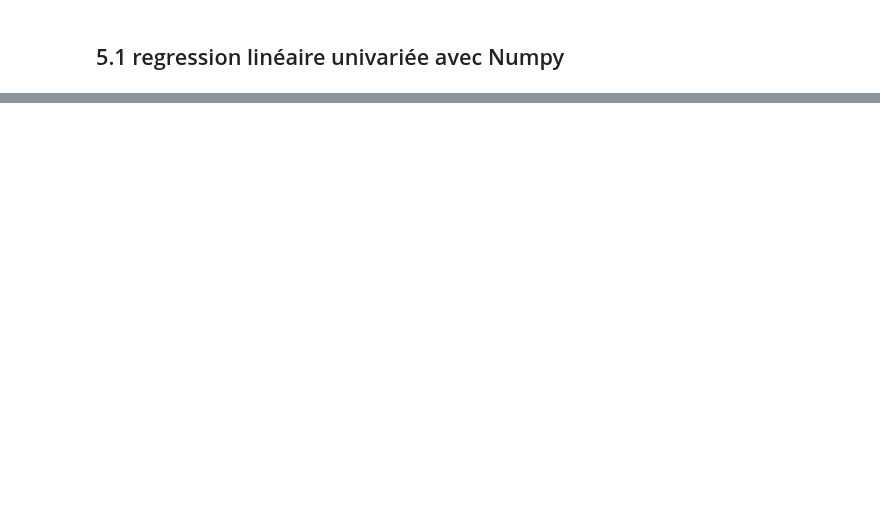
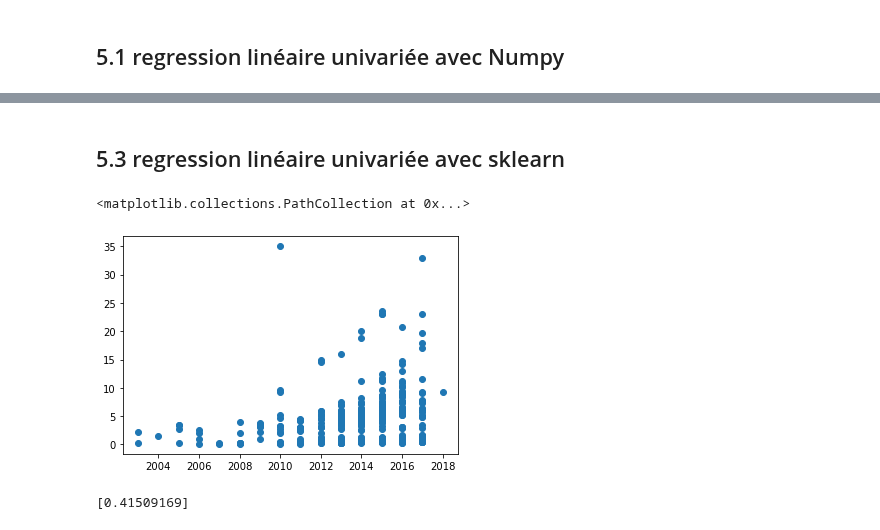
Before and after one commit to ines-d/MachineLearning, a Jupyter notebook: MachineLearning/MachineLearning_CAR/Projet_1_carData.ipynb, the cells around one changed output, grey strips where cells are left out. Saved outputs shown, nothing was run; the diff lists cells and outputs as text; code cells hidden in the pictures; blank space fills up the shorter version.

```diff
--- a/MachineLearning/MachineLearning_CAR/Projet_1_carData.ipynb
+++ b/MachineLearning/MachineLearning_CAR/Projet_1_carData.ipynb
@@ -236,0 +284,22 @@ v=sns.catplot(x='Year',y='Selling_Price', data=car_data, hue='Fuel_Type',jitter=
+# %% [markdown]
+## 5.3 regression linéaire univariée avec sklearn
+# %%
+import numpy as np
+
+X=car_data[['Year']]
+Y=car_data.Selling_Price
+plt.scatter(X, Y)
+# %% [output]
+<matplotlib.collections.PathCollection at 0x...>
+[figure, added]
+# %%
+from sklearn.linear_model import LinearRegression
+from sklearn import linear_model
+
+# On fit le modele
+model = linear_model.LinearRegression(fit_intercept=True)
+results = model.fit(X,Y)
+resultat=results.predict(X)
+print(results.coef_)
+# %% [output]
+[0.41509169]
```
Also changed, not shown: parts of 14 cells of this notebook.
